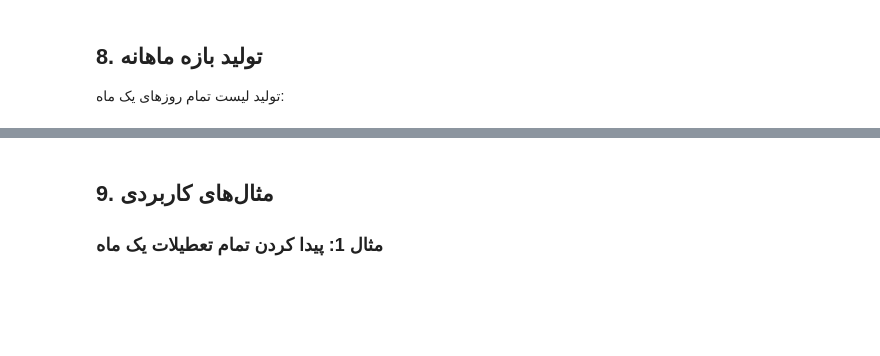
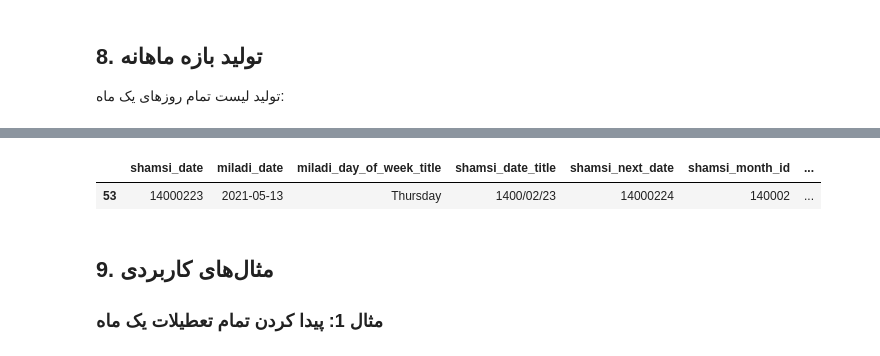
Before and after one commit to pouya-kia/multi-calendar-dimension, a Jupyter notebook: examples/complete_guide.ipynb, the cells around one changed output, grey strips where cells are left out. Saved outputs shown, nothing was run; the diff lists cells and outputs as text; code cells hidden in the pictures; blank space fills up the shorter version.

```diff
--- a/examples/complete_guide.ipynb
+++ b/examples/complete_guide.ipynb
@@ -19,7 +19,10 @@
 برای نصب کتابخانه از PyPI:
 # %%
 # !pip install multi-calendar-dimension
-
+import pandas as pd
+pd.set_option('display.max_columns', None)
+pd.set_option('display.width', None)
+pd.set_option('display.max_rows', None)
 # Import basic converters
 from multi_calendar_dimension import (
     jalali_to_gregorian,
@@ -276,17 +369,37 @@ ImportError: cannot import name 'DateRangeGenerator' from 'multi_calendar_dimens
 # %%
 try:
-    from multi_calendar_dimension import DateRangeGenerator
+    from multi_calendar_dimension import DateRangeGenerator, DateRangeConfig, CalendarType
 
     # تولید بازه فروردین 1403
-    generator = DateRangeGenerator()
-    dates = generator.generate_jalali_month(1403, 1)
+    # ابتدا config را می‌سازیم
+    config = DateRangeConfig(
+        calendar_type=CalendarType.JALALI,
+        start_year=1400,
+        start_month=2,  # فروردین
+        end_year=1400,
+        end_month=2,    # فقط فروردین
+        include_events=True,
+        include_holidays=True
+    )
+
+    # حالا generator را با config می‌سازیم
+    generator = DateRangeGenerator(config)
+    df = generator.generate()
 
     print(f"✅ بازه فروردین 1403 تولید شد!")
-    print(f"📊 تعداد روزها: {len(dates)}")
+    print(f"📊 تعداد روزها: {len(df)}")
     print(f"\n5 روز اول فروردین:")
-    for i, date_info in enumerate(dates[:5], 1):
-        print(f"  {i}. شمسی: {date_info['jalali_date']}, میلادی: {date_info['gregorian_date']}")
+    display_cols = ['shamsi_date_title', 'miladi_date', 'shamsi_is_holiday']
+    print(df[display_cols].head())
 
-except ImportError:
+    # خلاصه اطلاعات
+    summary = generator.get_summary()
+    print(f"\n📊 خلاصه:")
+    print(f"   تعداد کل روزها: {summary['total_days']}")
+    print(f"   تعداد تعطیلات: {summary['holidays_count']}")
+    print(f"   تعداد آخر هفته‌ها: {summary['weekends_count']}")
+
+except ImportError as e:
     print("⚠️ برای استفاده از DateRangeGenerator باید pandas نصب باشد")
+    print(f"Error: {e}")
 # %% [output]
@@ -294,3 +421,8 @@ except ImportError:
+# %%
+df[df['shamsi_date']==14000223]
+# %% [output]
+|  | shamsi_date | miladi_date | miladi_day_of_week_title | shamsi_date_title | shamsi_next_date | shamsi_month_id | ... |
+| 53 | 14000223 | 2021-05-13 | Thursday | 1400/02/23 | 14000224 | 140002 | ... |
 # %% [markdown]
 ## 9. مثال‌های کاربردی
 
```
Also changed, not shown: parts of 14 cells of this notebook, 3 other files.
